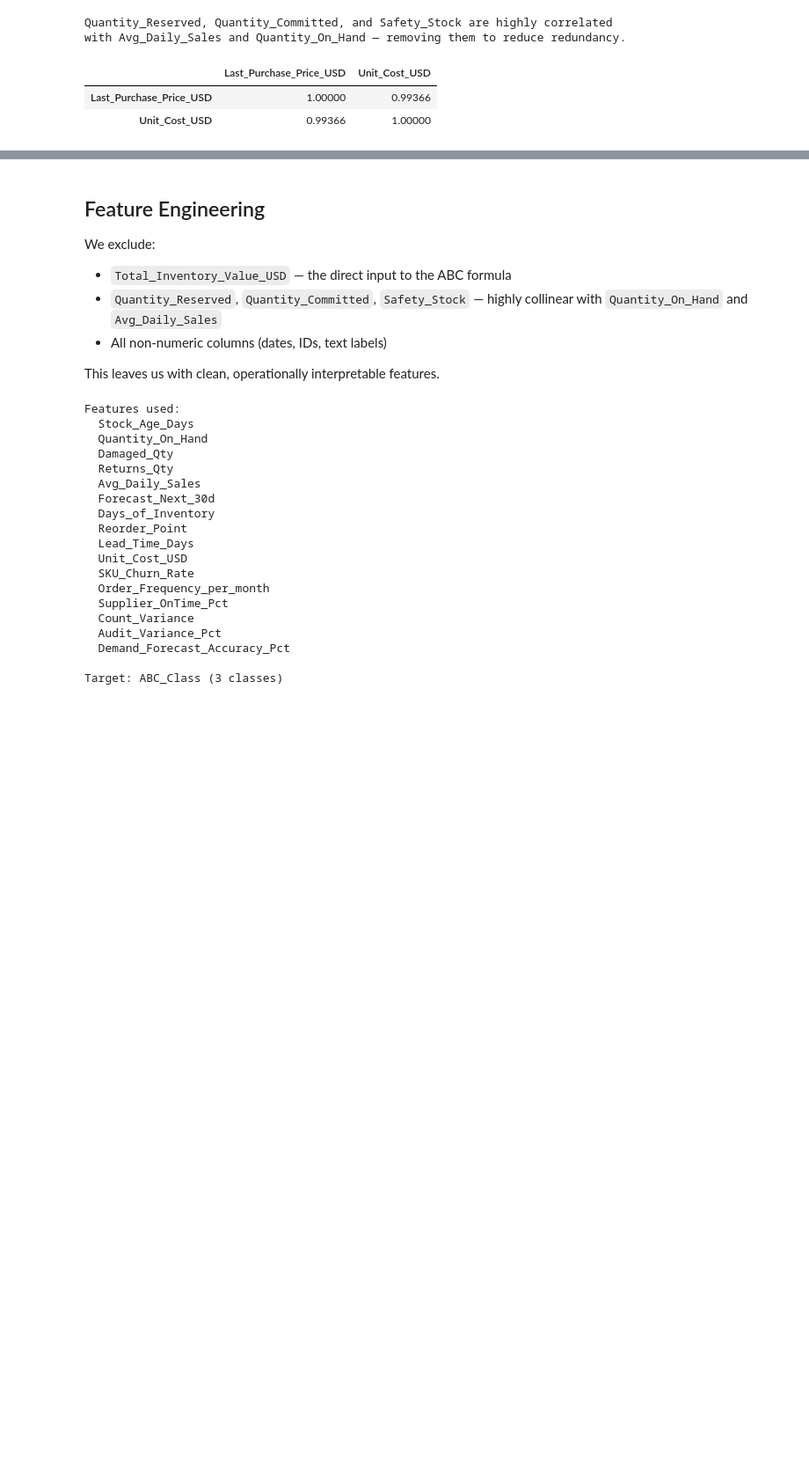
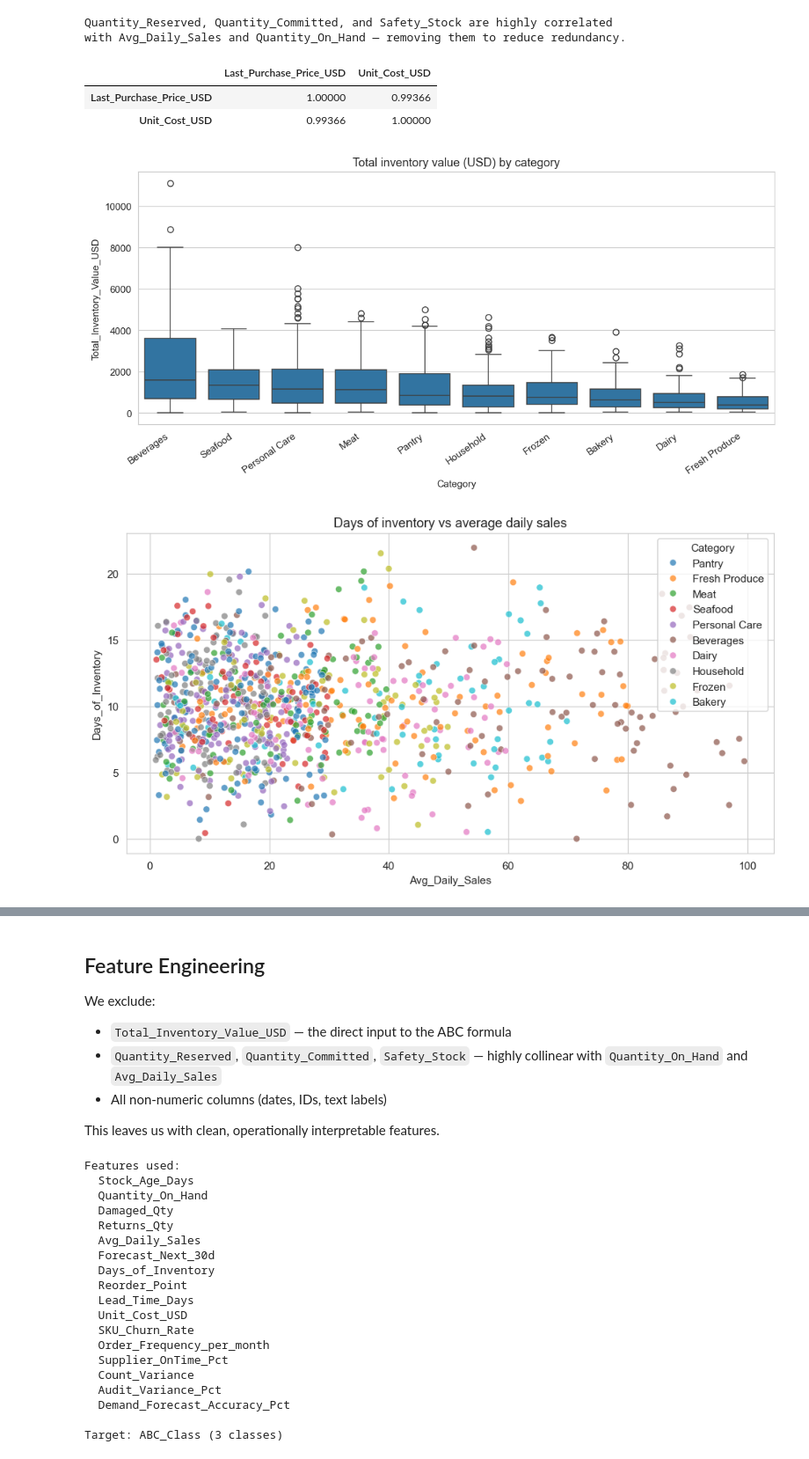
Before and after one commit to Beau-Belkowski/STT_811_Final_Project, a Jupyter notebook: STT_811_Project_Final.ipynb, the cells around one changed output, grey strips where cells are left out. Shown at 88% size. Cells and saved outputs as stored; diff of their text form; code cells hidden in the pictures; blank space fills up the shorter version.

```diff
--- a/STT_811_Project_Final.ipynb
+++ b/STT_811_Project_Final.ipynb
@@ -115,3 +277,54 @@ df[['Last_Purchase_Price_USD', 'Unit_Cost_USD']].corr()
 |  | Last_Purchase_Price_USD | Unit_Cost_USD |
 | Last_Purchase_Price_USD | 1.00000 | 0.99366 |
 | Unit_Cost_USD | 0.99366 | 1.00000 |
+# %%
+if "Category" in data.columns and "Total_Inventory_Value_USD" in data.columns:
+    plt.figure(figsize=(10, 5))
+    order = data.groupby("Category")["Total_Inventory_Value_USD"].median().sort_values(ascending=False).index
+    sns.boxplot(data=data, x="Category", y="Total_Inventory_Value_USD", order=order)
+    plt.xticks(rotation=35, ha="right")
+    plt.title("Total inventory value (USD) by category")
+    plt.tight_layout()
+    plt.show()
+if "Days_of_Inventory" in data.columns and "Avg_Daily_Sales" in data.columns:
+    plt.figure(figsize=(9, 5))
+    sns.scatterplot(
+        data=data,
+        x="Avg_Daily_Sales",
+        y="Days_of_Inventory",
+        hue="Category" if "Category" in data.columns else None,
+        alpha=0.7,
+    )
+    plt.title("Days of inventory vs average daily sales")
+    plt.tight_layout()
+    plt.show()
+if "Inventory_Status" in data.columns and "Demand_Forecast_Accuracy_Pct" in data.columns:
+    plt.figure(figsize=(9, 5))
+    sns.boxplot(data=data, x="Inventory_Status", y="Demand_Forecast_Accuracy_Pct")
+    plt.xticks(rotation=25, ha="right")
+    plt.title("Forecast accuracy by inventory status (0–1 proportion after cleaning)")
+    plt.ylabel("Demand_Forecast_Accuracy_Pct")
+    plt.tight_layout()
+    plt.show()
+if "Supplier_OnTime_Pct" in data.columns and "Quantity_On_Hand" in data.columns:
+    plt.figure(figsize=(9, 5))
+    sns.scatterplot(data=data, x="Supplier_OnTime_Pct", y="Quantity_On_Hand", alpha=0.5)
+    plt.xlabel("Supplier_OnTime_Pct (0–1)")
+    plt.title("Quantity on hand vs supplier on-time")
+    plt.tight_layout()
+    plt.show()
+if "Quantity_On_Hand" in data.columns and "Forecast_Next_30d" in data.columns:
+    plt.figure(figsize=(9, 5))
+    sns.scatterplot(
+        data=data,
+        x="Forecast_Next_30d",
+        y="Quantity_On_Hand",
+        hue="Inventory_Status" if "Inventory_Status" in data.columns else None,
+        alpha=0.6,
+    )
+    plt.title("Quantity on hand vs forecast next 30d")
+    plt.tight_layout()
+    plt.show()
+# %% [output]
+[figure, added]
+[figure, added]
```
Also changed, not shown: parts of 56 cells of this notebook.
